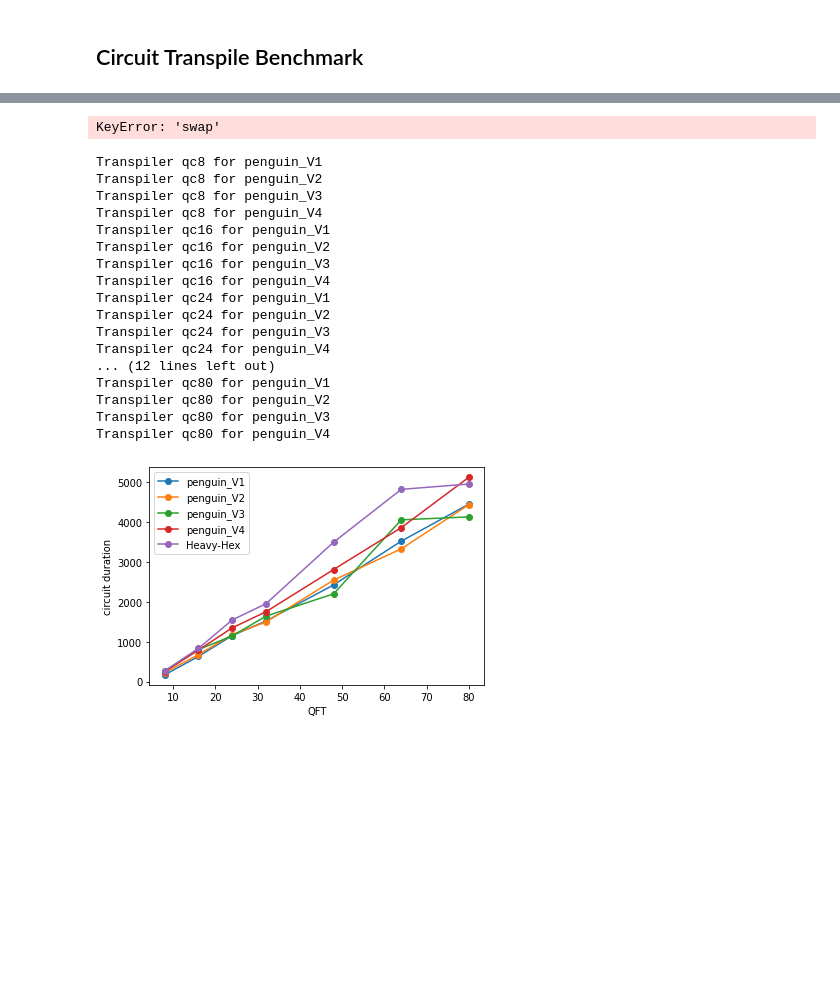
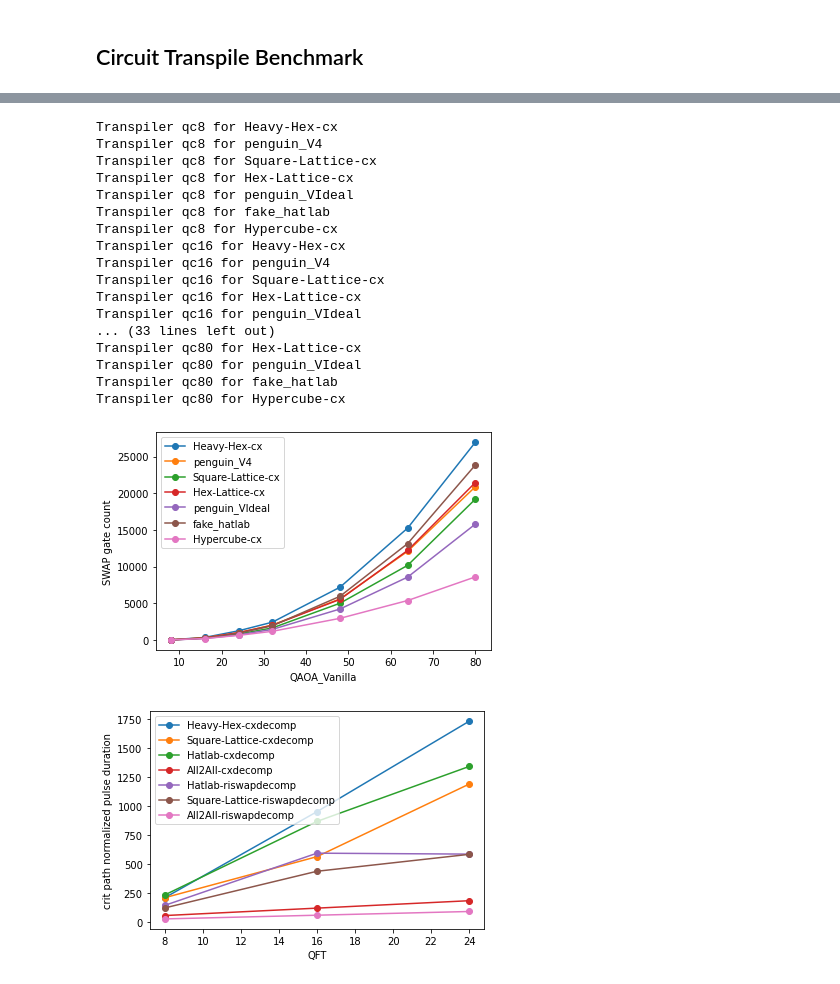
Before and after one commit to Pitt-JonesLab/clonk_transpilation, a Jupyter notebook: benchmark_suite/main.ipynb, the cells around one changed output, grey strips where cells are left out. Drawn from its saved outputs; the diff is of its cells as text; code cells hidden in the pictures; blank space fills up the shorter version.

```diff
--- a/benchmark_suite/main.ipynb
+++ b/benchmark_suite/main.ipynb
@@ -30,6 +30,7 @@ def benchmark(backends, circuit_generator, q_range=None, continuously_save=False
         #create new variable sized lambda circuit
 
         #wait to build circuit (may be costly), if we end up not needing it for any backend
+        qc = None
         if overwrite:
             qc = circuit_generator.circuit_lambda(q)
 
@@ -38,7 +39,7 @@ def benchmark(backends, circuit_generator, q_range=None, continuously_save=False
             #condition to skip
             if not overwrite:
                 #convert to int because if loaded from json key will be a string
-                if q in [int(k) for k in backend.data[circuit_generator.label]["duration"].keys()]:
+                if q in [int(k) for k in backend.data[circuit_generator.label]["gate_count"].keys()]:
                     continue
 
             #resolve wait
@@ -50,8 +51,10 @@ def benchmark(backends, circuit_generator, q_range=None, continuously_save=False
             backend.pass_manager.run(qc)
 
             #save data to dict
-            duration = backend.pass_manager.property_set["duration_longest_path_length"]
-            backend.data[circuit_generator.label]["duration"][q] = float(duration)
+            #might be empty if not decomposing swaps
+            if "duration_longest_path_length" in backend.pass_manager.property_set.keys():
+                duration = backend.pass_manager.property_set["duration_longest_path_length"]
+                backend.data[circuit_generator.label]["duration"][q] = float(duration)
 
             gate_count = backend.pass_manager.property_set["count_ops"]
             backend.data[circuit_generator.label]["gate_count"][q] = gate_count
@@ -81,16 +84,18 @@ def plot(backends, circuit_label, parameter="duration"):
                 y = backend.data[circuit_label][parameter].values()
                 x, y = zip(*sorted(zip(x, y)))
                 plt.plot(x, y, '-o', label=backend.label)
+                plt.ylabel("crit path normalized pulse duration")
             else:
                 x = backend.data[circuit_label]["gate_count"].keys()
                 x = [int(el) for el in list(x)]
                 y = backend.data[circuit_label]["gate_count"].values()
-                x, y = zip(*sorted(zip(x, y)))
-                y = [el['swap'] for el in y]
+                x, y = zip(*zip(x, y))
+                y = [el['swap'] if 'swap' in el.keys() else 0 for el in y]
+                x,y = zip(*sorted(zip(x,y)))
                 plt.plot(x, y, '-o', label=backend.label)
+                plt.ylabel("SWAP gate count")
 
     plt.xlabel(circuit_label)
-    plt.ylabel("circuit duration")
     plt.legend()
 
     #savefig
@@ -116,35 +162,34 @@ Important data- note that the hypercube inserts more swaps than hatlab (172 vs 1
 # %%
-from backend_suite import ibm_backends
+from backend_suite_v2 import topology_backends
 from circuit_suite import circuits
 circuit_gen = circuits["QAOA_Vanilla"]
-benchmark(backends=ibm_backends, circuit_generator=circuit_gen, continuously_save=True, overwrite=True)
-#plot(placement_test, circuit_gen.label, parameter="duration")
-plot(ibm_backends, circuit_gen.label, parameter="swap_count")
+benchmark(backends=topology_backends, circuit_generator=circuit_gen, continuously_save=True)
+#plot(topology_backends, circuit_gen.label, parameter="duration")
+plot(topology_backends, circuit_gen.label, parameter="swap_count")
 # %% [output]
-KeyError: 'swap'
+Transpiler qc8 for Heavy-Hex-cx
+Transpiler qc8 for penguin_V4
+Transpiler qc8 for Square-Lattice-cx
+Transpiler qc8 for Hex-Lattice-cx
+Transpiler qc8 for penguin_VIdeal
+Transpiler qc8 for fake_hatlab
+Transpiler qc8 for Hypercube-cx
+Transpiler qc16 for Heavy-Hex-cx
+Transpiler qc16 for penguin_V4
+Transpiler qc16 for Square-Lattice-cx
+Transpiler qc16 for Hex-Lattice-cx
+Transpiler qc16 for penguin_VIdeal
+... (33 lines left out)
+Transpiler qc80 for Hex-Lattice-cx
+Transpiler qc80 for penguin_VIdeal
+Transpiler qc80 for fake_hatlab
+Transpiler qc80 for Hypercube-cx
+[figure, added]
 # %%
-from backend_suite import ibm_backends
+from backend_suite_v2 import decomp_backends
 from circuit_suite import circuits
 circuit_gen = circuits["QFT"]
-benchmark(backends=ibm_backends, circuit_generator=circuit_gen, continuously_save=True)
-#plot(placement_test, circuit_gen.label, parameter="duration")
-plot(ibm_backends, circuit_gen.label, parameter="duration")
+benchmark(backends=decomp_backends, circuit_generator=circuit_gen, continuously_save=True)
+plot(decomp_backends, circuit_gen.label, parameter="duration")
 # %% [output]
-Transpiler qc8 for penguin_V1
-Transpiler qc8 for penguin_V2
-Transpiler qc8 for penguin_V3
-Transpiler qc8 for penguin_V4
-Transpiler qc16 for penguin_V1
-Transpiler qc16 for penguin_V2
-Transpiler qc16 for penguin_V3
-Transpiler qc16 for penguin_V4
-Transpiler qc24 for penguin_V1
-Transpiler qc24 for penguin_V2
-Transpiler qc24 for penguin_V3
-Transpiler qc24 for penguin_V4
-... (12 lines left out)
-Transpiler qc80 for penguin_V1
-Transpiler qc80 for penguin_V2
-Transpiler qc80 for penguin_V3
-Transpiler qc80 for penguin_V4
-[figure, old version]
+[figure, new version]
```
Also changed, not shown: parts of 15 cells of this notebook, 43 other files.
